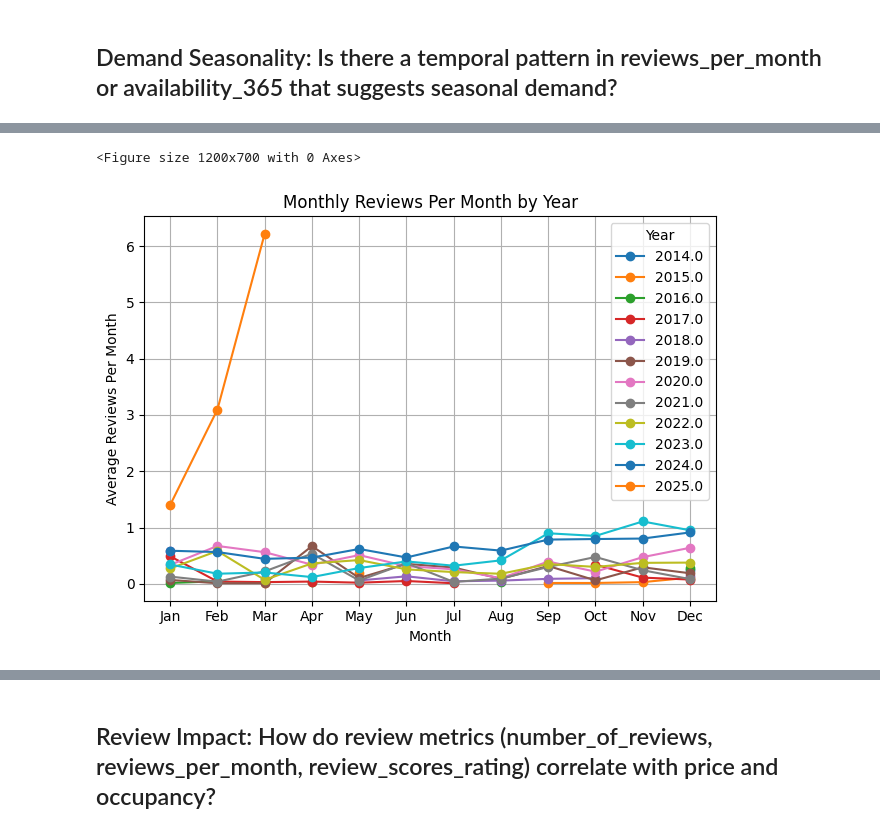
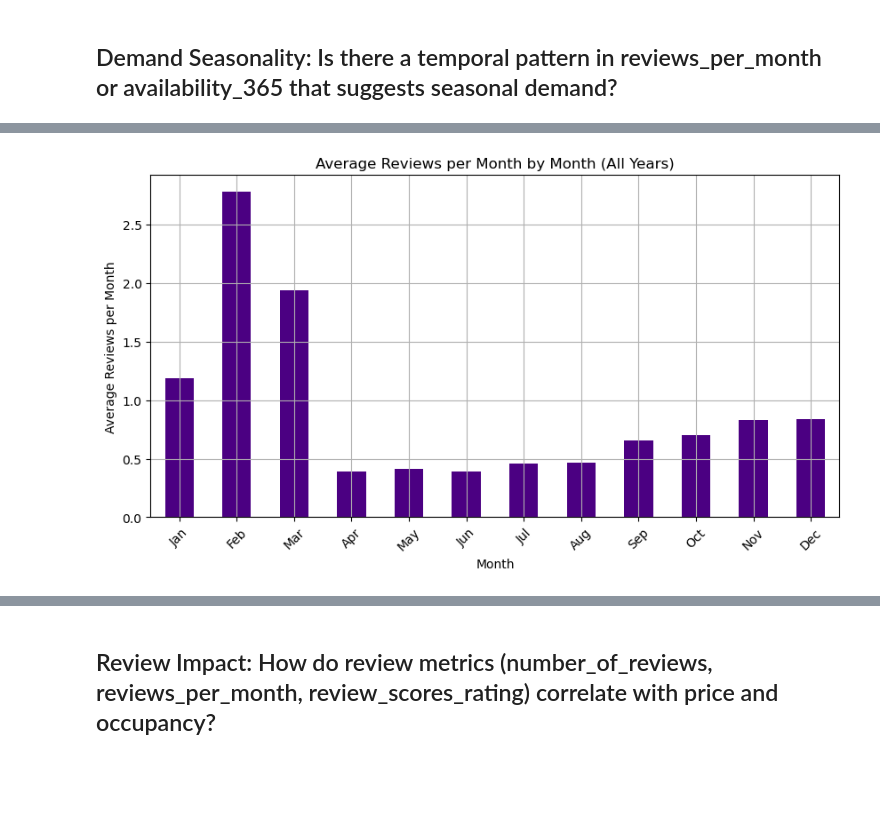
Before and after one commit to Deimos999/EDA-Final, a Jupyter notebook: final_project_Alexia.ipynb, the cells around one changed output, grey strips where cells are left out. Saved outputs shown, nothing was run; the diff lists cells and outputs as text; code cells hidden in the pictures; blank space fills up the shorter version.

```diff
--- a/final_project_Alexia.ipynb
+++ b/final_project_Alexia.ipynb
@@ -585,6 +614,8 @@ for col in ['host_since', 'first_review', 'last_review']:
 df['host_since_str'] = df['host_since'].dt.strftime('%Y-%m-%d')
 df['first_review_str'] = df['first_review'].dt.strftime('%Y-%m-%d')
 df['last_review_str'] = df['last_review'].dt.strftime('%Y-%m-%d')
+df['review_year_str'] = df['review_year'].astype(str)
+df['review_month_str'] = df['review_month'].astype(str).str.zfill(2)  # Adds leading zero (e.g., 5 -> 05)
 # %%
 df['host_duration_days'] = (pd.Timestamp.today() - df['host_since']).dt.days
 df['active_days'] = (df['last_review'] - df['first_review']).dt.days
@@ -885,25 +900,16 @@ number_of_reviews              -0.239672  -0.127679           1.000000
 df['review_year'] = df['last_review'].dt.year
 df['review_month'] = df['last_review'].dt.month
 # %%
-# Group by year and month
-monthly_yearly = (
-    df.groupby(['review_year', 'review_month'])['reviews_per_month']
-    .mean()
-    .unstack(level=0)
-    .reindex(index=range(1,13))  # Ensure all months are present
-)
-
-plt.figure(figsize=(12,7))
-monthly_yearly.plot(marker='o')
-plt.xticks(range(1,13),
-           ['Jan','Feb','Mar','Apr','May','Jun','Jul','Aug','Sep','Oct','Nov','Dec'])
-plt.title('Monthly Reviews Per Month by Year')
+# 1. Aggregating Review Metrics by Month
+# Average reviews per month by month
+monthly_reviews_avg = df.groupby('review_month')['reviews_per_month'].mean()
+plt.figure(figsize=(10, 5))
+monthly_reviews_avg.plot(kind='bar', color='#4B0082')
+plt.xticks(range(12), ['Jan', 'Feb', 'Mar', 'Apr', 'May', 'Jun', 'Jul', 'Aug', 'Sep', 'Oct', 'Nov', 'Dec'], rotation=45)
+plt.title('Average Reviews per Month by Month (All Years)')
 plt.xlabel('Month')
-plt.ylabel('Average Reviews Per Month')
-plt.legend(title='Year')
+plt.ylabel('Average Reviews per Month')
 plt.grid(True)
-plt.tight_layout()
 plt.show()
 # %% [output]
-<Figure size 1200x700 with 0 Axes>
-[figure, old version]
+[figure, new version]
```
Also changed, not shown: parts of 60 cells of this notebook, 2 other files.
